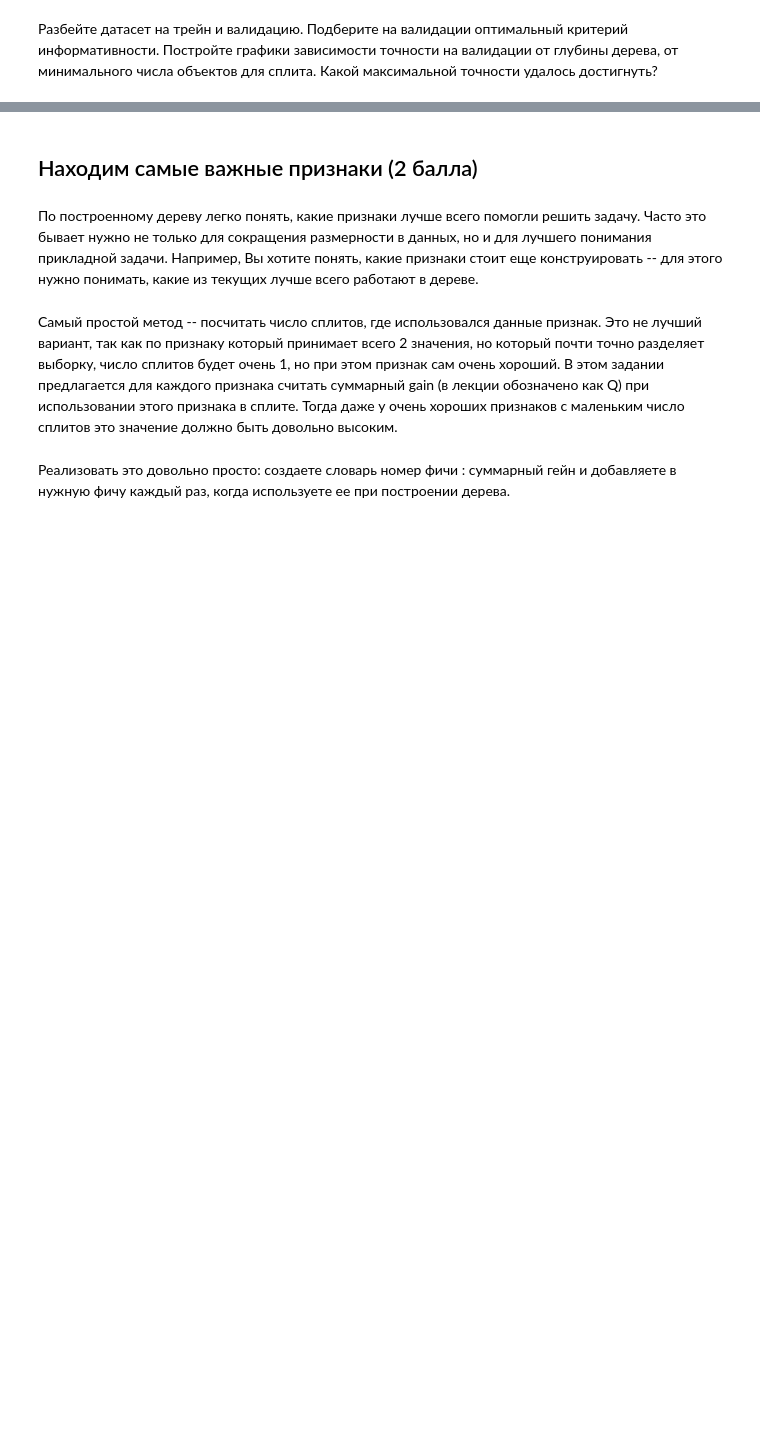
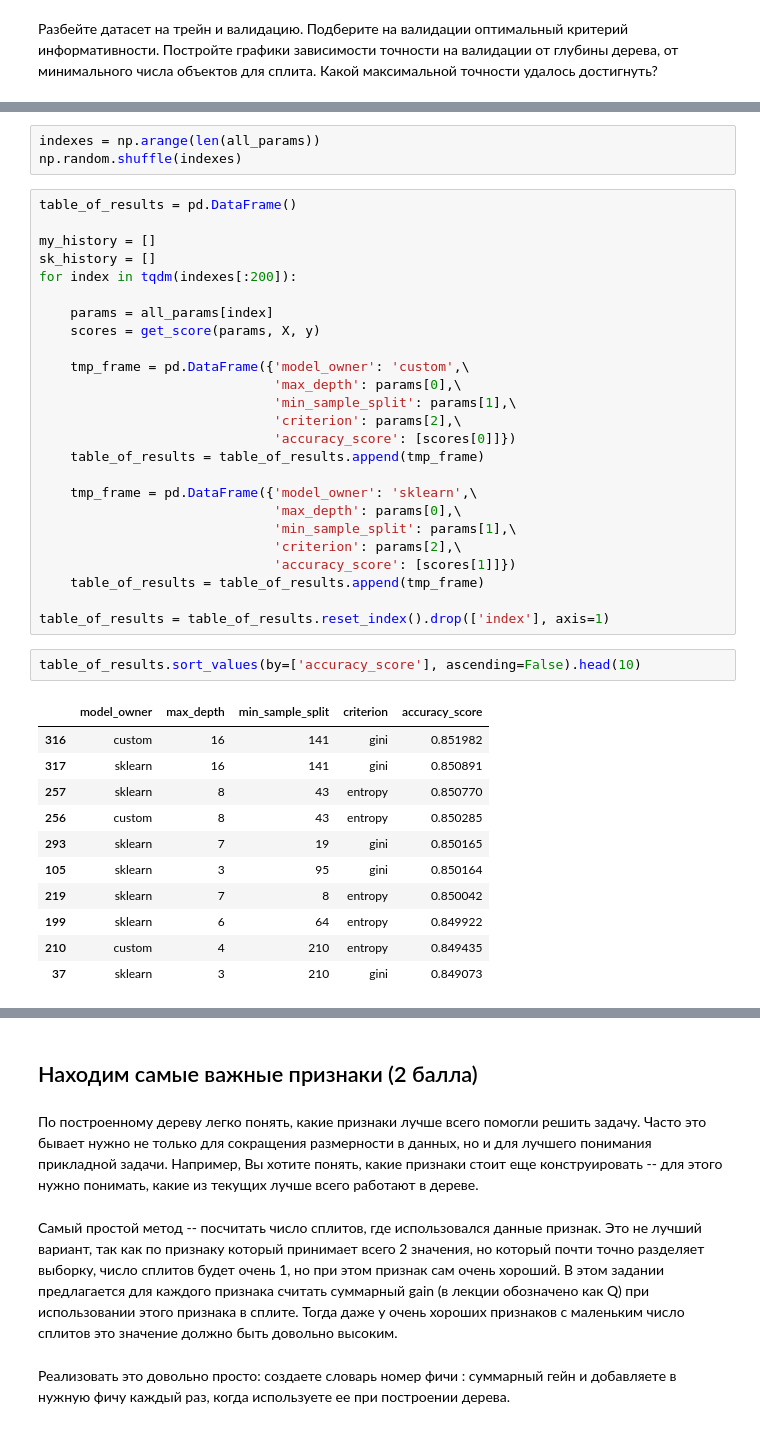
Before and after one commit to DaveMSU/msu_ml_spring_2020, a Jupyter notebook: 03/d.harazyan_hw3.ipynb, the cells around one changed output, grey strips where cells are left out. Cells and saved outputs as stored; diff of their text form; blank space fills up the shorter version.

```diff
--- a/03/d.harazyan_hw3.ipynb
+++ b/03/d.harazyan_hw3.ipynb
@@ -375,0 +389,42 @@ df.head()
+# %%
+indexes = np.arange(len(all_params))
+np.random.shuffle(indexes)
+# %%
+table_of_results = pd.DataFrame()
+
+my_history = []
+sk_history = []
+for index in tqdm(indexes[:200]):
+
+    params = all_params[index]
+    scores = get_score(params, X, y)
+
+    tmp_frame = pd.DataFrame({'model_owner': 'custom',\
+                              'max_depth': params[0],\
+                              'min_sample_split': params[1],\
+                              'criterion': params[2],\
+                              'accuracy_score': [scores[0]]})
+    table_of_results = table_of_results.append(tmp_frame)
+
+    tmp_frame = pd.DataFrame({'model_owner': 'sklearn',\
+                              'max_depth': params[0],\
+                              'min_sample_split': params[1],\
+                              'criterion': params[2],\
+                              'accuracy_score': [scores[1]]})
+    table_of_results = table_of_results.append(tmp_frame)
+
+table_of_results = table_of_results.reset_index().drop(['index'], axis=1)
+# %%
+table_of_results.sort_values(by=['accuracy_score'], ascending=False).head(10)
+# %% [output]
+|  | model_owner | max_depth | min_sample_split | criterion | accuracy_score |
+| 316 | custom | 16 | 141 | gini | 0.851982 |
+| 317 | sklearn | 16 | 141 | gini | 0.850891 |
+| 257 | sklearn | 8 | 43 | entropy | 0.850770 |
+| 256 | custom | 8 | 43 | entropy | 0.850285 |
+| 293 | sklearn | 7 | 19 | gini | 0.850165 |
+| 105 | sklearn | 3 | 95 | gini | 0.850164 |
+| 219 | sklearn | 7 | 8 | entropy | 0.850042 |
+| 199 | sklearn | 6 | 64 | entropy | 0.849922 |
+| 210 | custom | 4 | 210 | entropy | 0.849435 |
+| 37 | sklearn | 3 | 210 | gini | 0.849073 |
```
Also changed, not shown: parts of 37 cells of this notebook.
